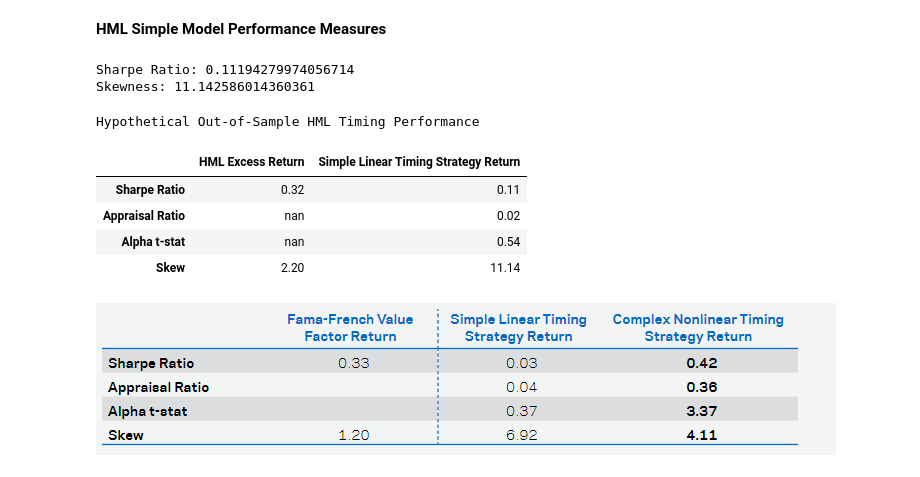
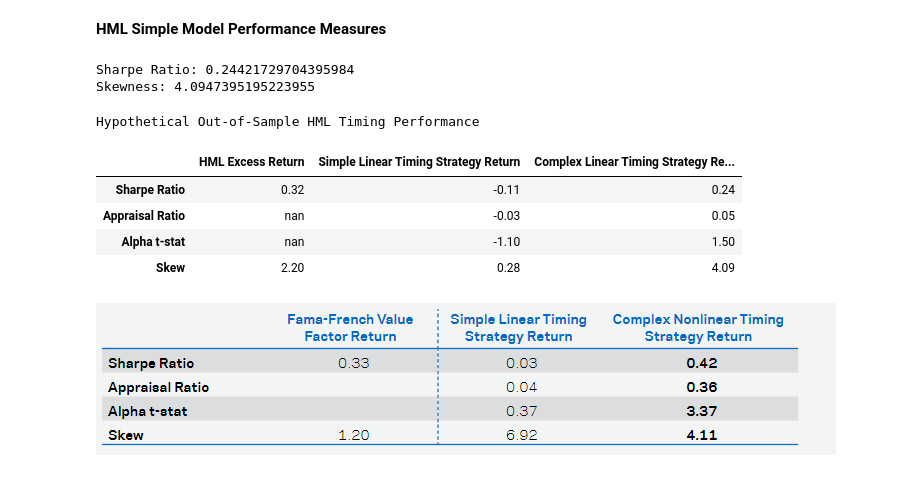
Before and after one commit to JanSmigielski/MASTERS, a Jupyter notebook: complex_model.ipynb, the cells around one changed output. Cells and saved outputs as stored; diff of their text form; code cells hidden in the pictures.

```diff
--- a/complex_model.ipynb
+++ b/complex_model.ipynb
@@ -35,17 +36,19 @@ risk_free_rate.set_index('date', inplace=True)
 # %%
 def rolling_signal_strategy(predictors, target_series, target_name):
     window_size = 12
-    linear_model = Ridge(alpha=0, solver='svd')
+    complex_model = Ridge(alpha=1e3)#, solver='svd')
+    rbf_feature = RBFSampler(gamma=4, n_components=12000, random_state=42)  # Ensure gamma=4
+    fourier_features = rbf_feature.fit_transform(predictors)
     signals = []
 
     for t in tqdm(range(window_size + 2, len(target_series))):
-        X_window = predictors.iloc[t - window_size - 1 : t - 1]  # t-13 : t-2
+        X_window = fourier_features[t - window_size - 1 : t - 1]  # t-13 : t-2
         y_window = target_series.iloc[t - window_size : t] # t-12 : t-1
 
-        linear_model.fit(X_window.values, y_window.values)
+        complex_model.fit(X_window, y_window.values)
 
-        past_predictors = predictors.iloc[t - 1:t]  # t-1
-        predicted_return = linear_model.predict(past_predictors.values)[0]
+        past_predictors = fourier_features[t - 1:t]  # t-1
+        predicted_return = complex_model.predict(past_predictors)[0]
 
         actual_return = target_series.iloc[t]
         strategy_return = predicted_return * actual_return
@@ -247,11 +256,11 @@ Skewness: 2.199154120300883
 # %% [markdown]
 **HML Simple Model Performance Measures**
 # %%
-HML_simple_sr = sharpe_ratio(HML_signals['strategy return'])
-HML_simple_skew = skewness(HML_signals['strategy return'])
+HML_complex_sr = sharpe_ratio(HML_signals['strategy return'])
+HML_complex_skew = skewness(HML_signals['strategy return'])
 # %% [output]
-Sharpe Ratio: 0.11194279974056714
-Skewness: 11.142586014360361
+Sharpe Ratio: 0.24421729704395984
+Skewness: 4.0947395195223955
 # %%
 y = HML_signals['strategy return']
 X = HML_signals['HML Return']
@@ -266,27 +275,33 @@ residuals = model.resid
 
 tracking_error = residuals.std()
 
-HML_simple_app_ratio  = alpha / tracking_error
-HML_simple_alpha_t_stat  = model.tvalues['const']
+HML_complex_app_ratio  = alpha / tracking_error
+HML_complex_alpha_t_stat  = model.tvalues['const']
 # %%
 data_hml = {
 'HML Excess Return': [HML_sr, None, None, HML_skew],
 'Simple Linear Timing Strategy Return': [
-        HML_simple_sr,
-        HML_simple_app_ratio,
-        HML_simple_alpha_t_stat,
-        HML_simple_skew
+        -0.11,
+        -0.03,
+        -1.10,
+        0.28
+    ],
+'Complex Linear Timing Strategy Return': [
+        HML_complex_sr,
+        HML_complex_app_ratio,
+        HML_complex_alpha_t_stat,
+        HML_complex_skew
     ]
 }
 index_hml = ['Sharpe Ratio', 'Appraisal Ratio', 'Alpha t-stat', 'Skew']
 df_hml = pd.DataFrame(data_hml, index=index_hml).style.format("{:.2f}").set_caption("Hypothetical Out-of-Sample HML Timing Performance")
 df_hml
 # %% [output]
 Hypothetical Out-of-Sample HML Timing Performance
-|  | HML Excess Return | Simple Linear Timing Strategy Return |
-| Sharpe Ratio | 0.32 | 0.11 |
-| Appraisal Ratio | nan | 0.02 |
-| Alpha t-stat | nan | 0.54 |
-| Skew | 2.20 | 11.14 |
+|  | HML Excess Return | Simple Linear Timing Strategy Return | Complex Linear Timing Strategy Re... |
+| Sharpe Ratio | 0.32 | -0.11 | 0.24 |
+| Appraisal Ratio | nan | -0.03 | 0.05 |
+| Alpha t-stat | nan | -1.10 | 1.50 |
+| Skew | 2.20 | 0.28 | 4.09 |
 # %% [markdown]
 ![image.png](attachment:image.png)
```
Also changed, not shown: parts of 7 cells of this notebook, 5 other files.
